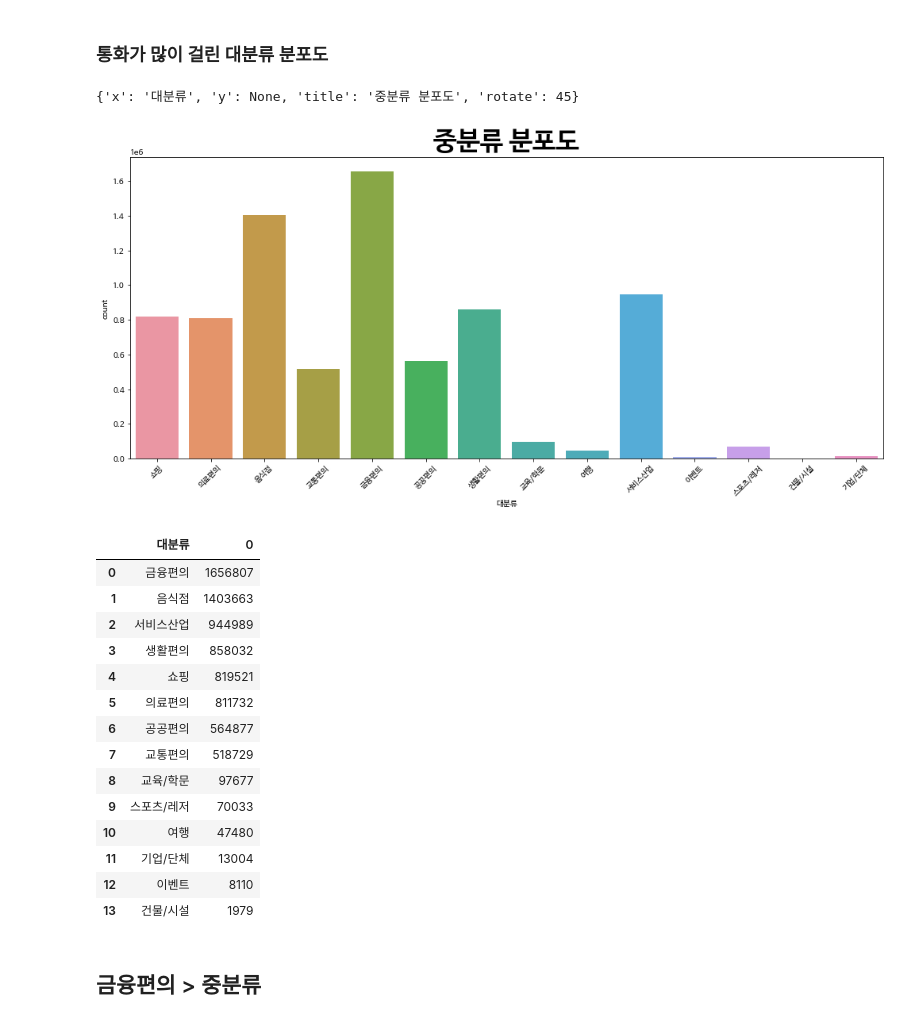
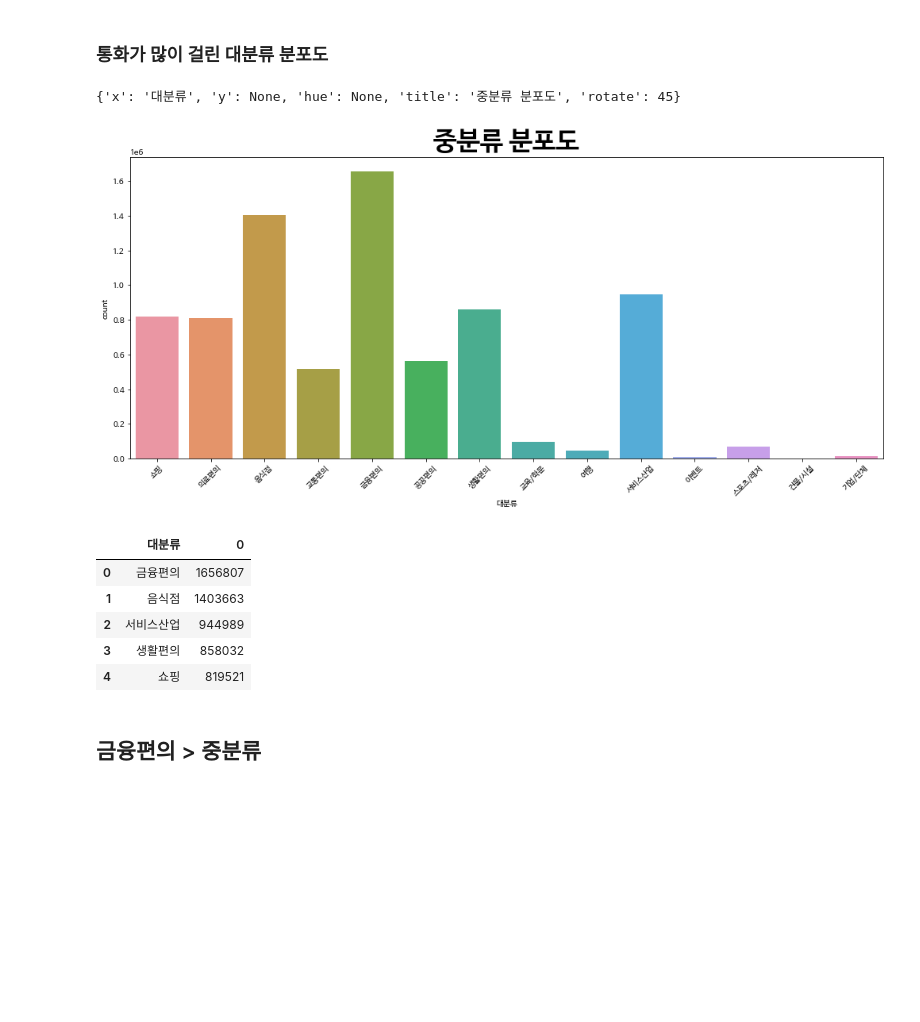
Before and after one commit to wiv33/A-Learning-python, a Jupyter notebook: machine-learning/_000_hello_machine/_000_basic/_012_visualization/sk_call_data.ipynb, the cells around one changed output. Cells and saved outputs as stored; diff of their text form; code cells hidden in the pictures; blank space fills up the shorter version.

```diff
--- a/machine-learning/_000_hello_machine/_000_basic/_012_visualization/sk_call_data.ipynb
+++ b/machine-learning/_000_hello_machine/_000_basic/_012_visualization/sk_call_data.ipynb
@@ -238,31 +225,23 @@ def common_count(inner_df, **kwargs):
 kargs = {
     'x': '대분류',
     'y': None,
+    'hue': None,
     'title': '중분류 분포도',
     'rotate': 45
 }
 common_count(df, **kargs)
 # %% [output]
-{'x': '대분류', 'y': None, 'title': '중분류 분포도', 'rotate': 45}
+{'x': '대분류', 'y': None, 'hue': None, 'title': '중분류 분포도', 'rotate': 45}
 [figure]
 # %%
-pd.DataFrame(df.loc[:, ['대분류']].value_counts()).reset_index()
+pd.DataFrame(df.loc[:, ['대분류']].value_counts()).reset_index().head()
 # %% [output]
 |  | 대분류 | 0 |
 | 0 | 금융편의 | 1656807 |
 | 1 | 음식점 | 1403663 |
 | 2 | 서비스산업 | 944989 |
 | 3 | 생활편의 | 858032 |
 | 4 | 쇼핑 | 819521 |
-| 5 | 의료편의 | 811732 |
-| 6 | 공공편의 | 564877 |
-| 7 | 교통편의 | 518729 |
-| 8 | 교육/학문 | 97677 |
-| 9 | 스포츠/레저 | 70033 |
-| 10 | 여행 | 47480 |
-| 11 | 기업/단체 | 13004 |
-| 12 | 이벤트 | 8110 |
-| 13 | 건물/시설 | 1979 |
 # %% [markdown]
 ## 금융편의 > 중분류
 # %% [markdown]
```
Also changed, not shown: parts of 24 cells of this notebook.
